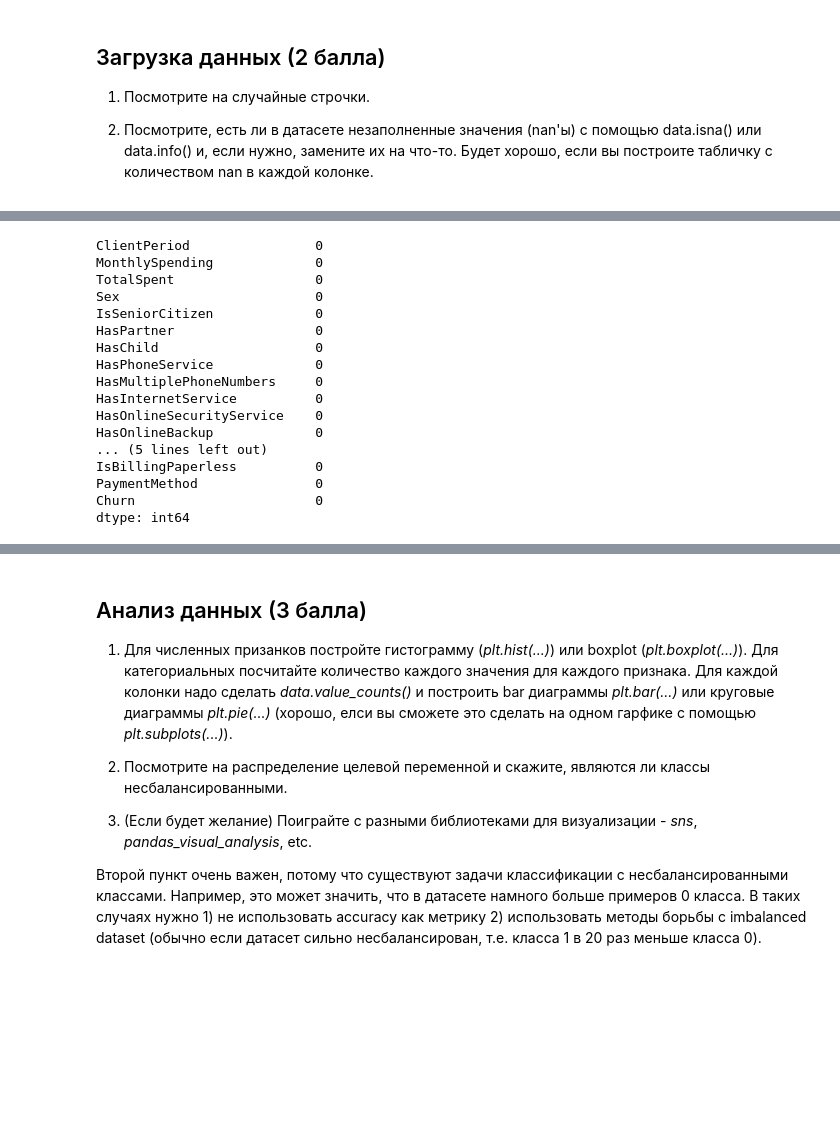
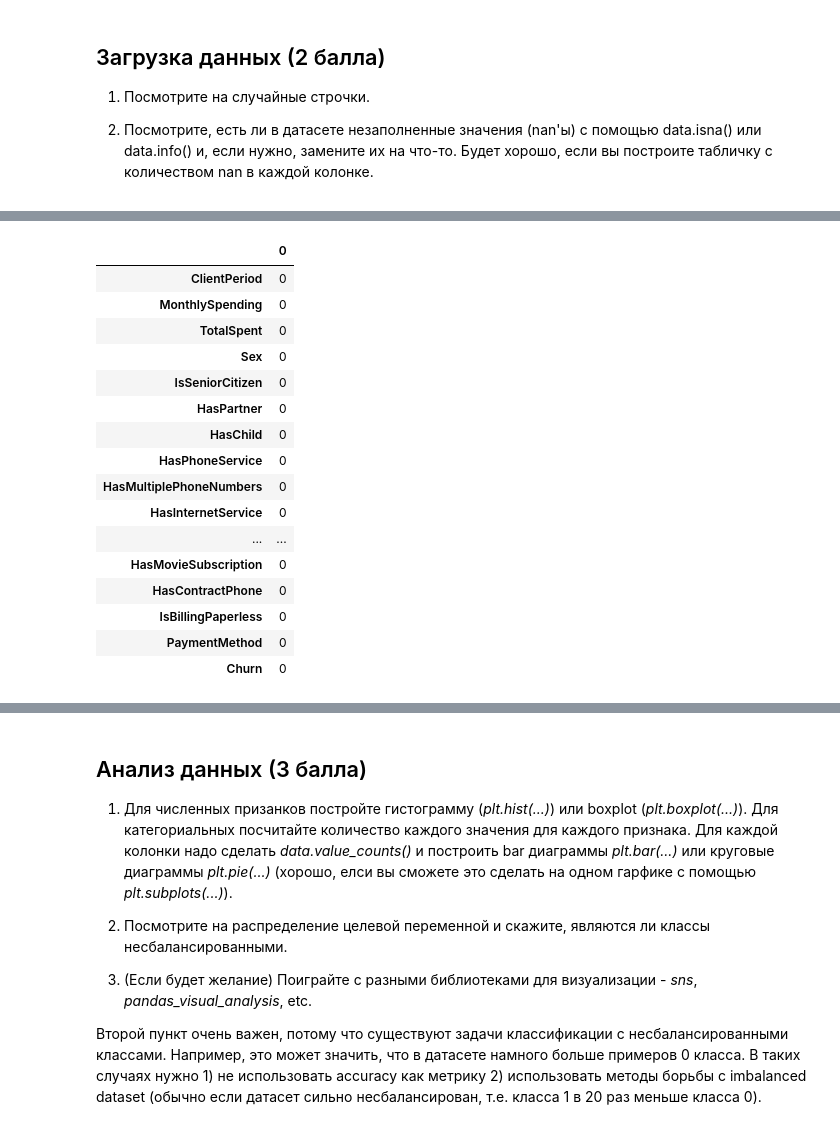
Before and after one commit to 2001092236/Deep-Learning-School, a Jupyter notebook: HomeWork03/baseline.ipynb, the cells around one changed output, grey strips where cells are left out. Drawn from its saved outputs; the diff is of its cells as text; code cells hidden in the pictures; blank space fills up the shorter version.

```diff
--- a/HomeWork03/baseline.ipynb
+++ b/HomeWork03/baseline.ipynb
@@ -77,20 +77,20 @@ data.iloc[rows]
 # %%
-data.isna().sum(axis = 0) #-> no Nan's
+pd.DataFrame(data.isna().sum(axis = 0)) #-> no Nan's
 # %% [output]
-ClientPeriod                0
-MonthlySpending             0
-TotalSpent                  0
-Sex                         0
-IsSeniorCitizen             0
-HasPartner                  0
-HasChild                    0
-HasPhoneService             0
-HasMultiplePhoneNumbers     0
-HasInternetService          0
-HasOnlineSecurityService    0
-HasOnlineBackup             0
-... (5 lines left out)
-IsBillingPaperless          0
-PaymentMethod               0
-Churn                       0
-dtype: int64
+|  | 0 |
+| ClientPeriod | 0 |
+| MonthlySpending | 0 |
+| TotalSpent | 0 |
+| Sex | 0 |
+| IsSeniorCitizen | 0 |
+| HasPartner | 0 |
+| HasChild | 0 |
+| HasPhoneService | 0 |
+| HasMultiplePhoneNumbers | 0 |
+| HasInternetService | 0 |
+| ... | ... |
+| HasMovieSubscription | 0 |
+| HasContractPhone | 0 |
+| IsBillingPaperless | 0 |
+| PaymentMethod | 0 |
+| Churn | 0 |
```
Also changed, not shown: parts of 85 cells of this notebook, 1 other file.
